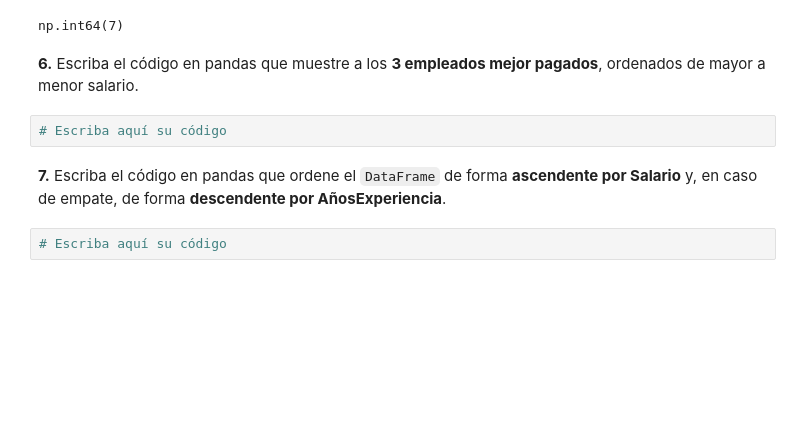
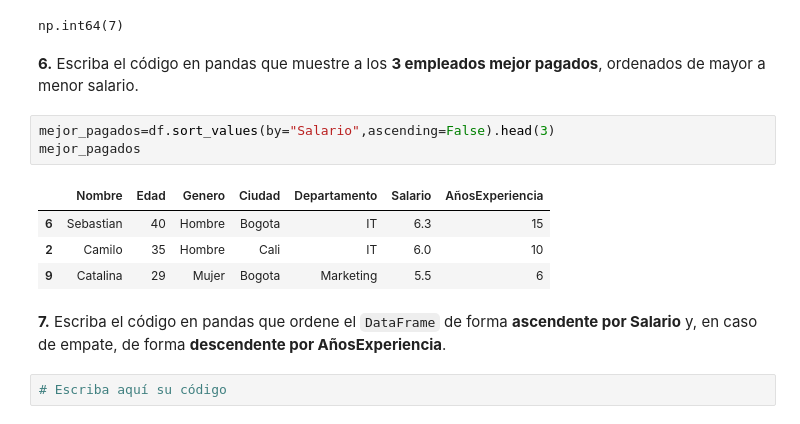
Before and after one commit to Joelcantor/aprendiendo_git_hub, a Jupyter notebook: Taller_Preparcial_Seccion3_Pandas.ipynb, the cells around one changed output. Drawn from its saved outputs; the diff is of its cells as text; blank space fills up the shorter version.

Commit message:
Subseccion 2-punto 6: mejor pagados

```diff
--- a/Taller_Preparcial_Seccion3_Pandas.ipynb
+++ b/Taller_Preparcial_Seccion3_Pandas.ipynb
@@ -269,7 +269,13 @@ np.int64(7)
 # %% [markdown]
 **6.** Escriba el código en pandas que muestre a los **3 empleados mejor pagados**, ordenados de mayor a menor salario.
 # %%
-# Escriba aquí su código
+mejor_pagados=df.sort_values(by="Salario",ascending=False).head(3)
+mejor_pagados
+# %% [output]
+|  | Nombre | Edad | Genero | Ciudad | Departamento | Salario | AñosExperiencia |
+| 6 | Sebastian | 40 | Hombre | Bogota | IT | 6.3 | 15 |
+| 2 | Camilo | 35 | Hombre | Cali | IT | 6.0 | 10 |
+| 9 | Catalina | 29 | Mujer | Bogota | Marketing | 5.5 | 6 |
 # %% [markdown]
 **7.** Escriba el código en pandas que ordene el `DataFrame` de forma **ascendente por Salario** y, en caso de empate, de forma **descendente por AñosExperiencia**.
 # %%
```
